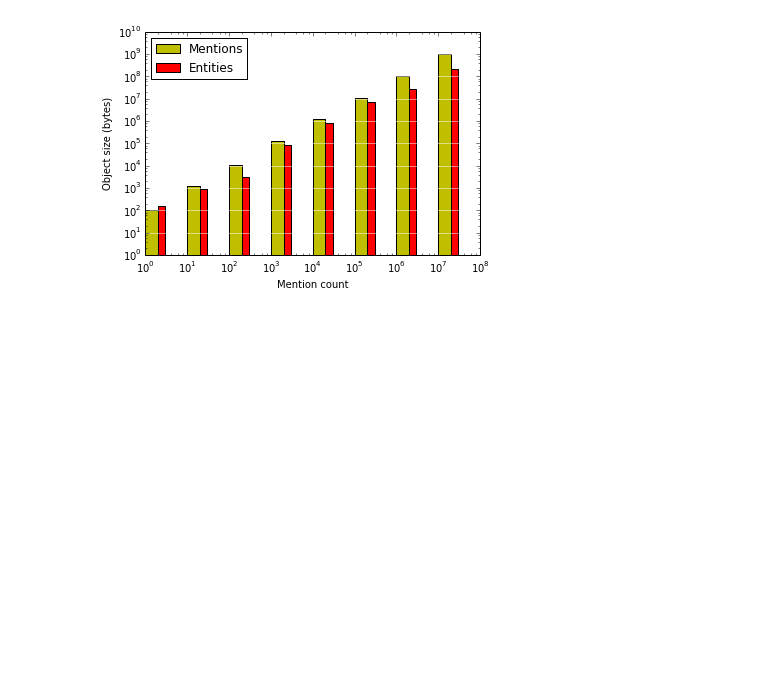
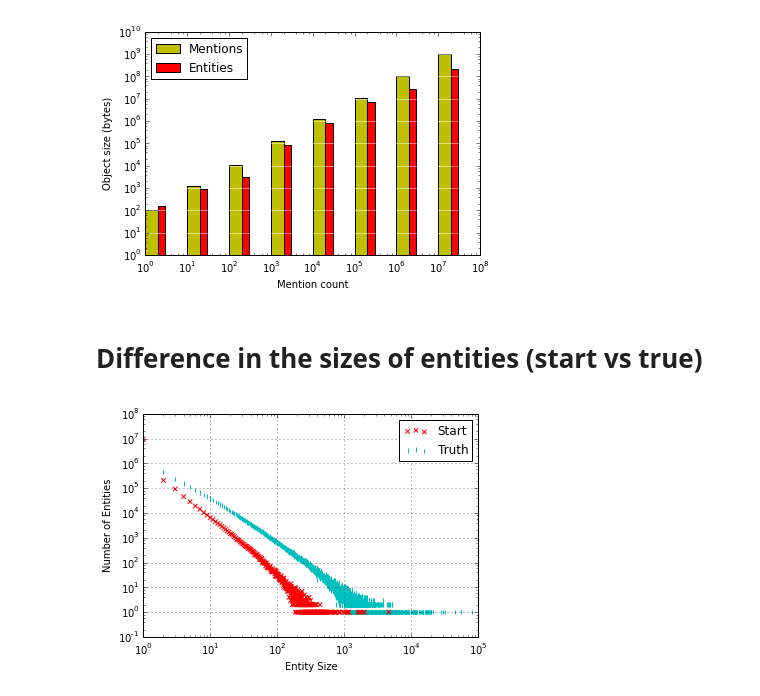
Before and after one commit to cegme/qdstreaming, a Jupyter notebook: code/c/WikiLink Data Analysis.ipynb, the cells around one changed output. Drawn from its saved outputs; the diff is of its cells as text; code cells hidden in the pictures; blank space fills up the shorter version.

```diff
--- a/code/c/WikiLink Data Analysis.ipynb
+++ b/code/c/WikiLink Data Analysis.ipynb
@@ -86,3 +86,34 @@ plt.legend( (p1[0], p2[0]), ("Mentions", "Entities"), loc=2)
 plt.show()
 # %% [output]
 [figure]
+# %% [markdown]
+# Difference in the sizes of entities (start vs true)
+# %%
+start_hist_fn = "/home/cgrant/projects/qdstreaming/code/c/mention_uniques.log"
+end_hist_fn = "/home/cgrant/projects/qdstreaming/code/c/wikiurl_uniques.log"
+
+start_hist_data = pd.read_csv(start_hist_fn,  verbose=False)
+end_hist_data = pd.read_csv(end_hist_fn, verbose=False)
+
+#print start_hist_data.Frequency.values
+#print start_hist_data["Number"]
+
+# http://matplotlib.org/api/pyplot_api.html
+p2 = plt.scatter(end_hist_data.Number.values, end_hist_data.Frequency.values, c='c', marker='|')
+p1 = plt.scatter(start_hist_data.Number.values, start_hist_data.Frequency.values, c='r', marker='x')
+
+
+plt.xscale('log')
+plt.yscale('log')
+
+plt.ylabel("Number of Entities")
+plt.xlabel("Entity Size")
+
+#plt.xticks(ind+width/2.)
+plt.grid(axis = 'x', color ='black', linestyle=':')
+plt.grid(axis = 'y', color ='black', linestyle=':')
+#plt.legend( (p1[0], p2[0]), ("Start", "Truth"), loc=1)
+plt.legend( (p1, p2), ("Start", "Truth"), loc=1)
+plt.show()
+# %% [output]
+[figure, added]
```
Also changed, not shown: 7 other files.
